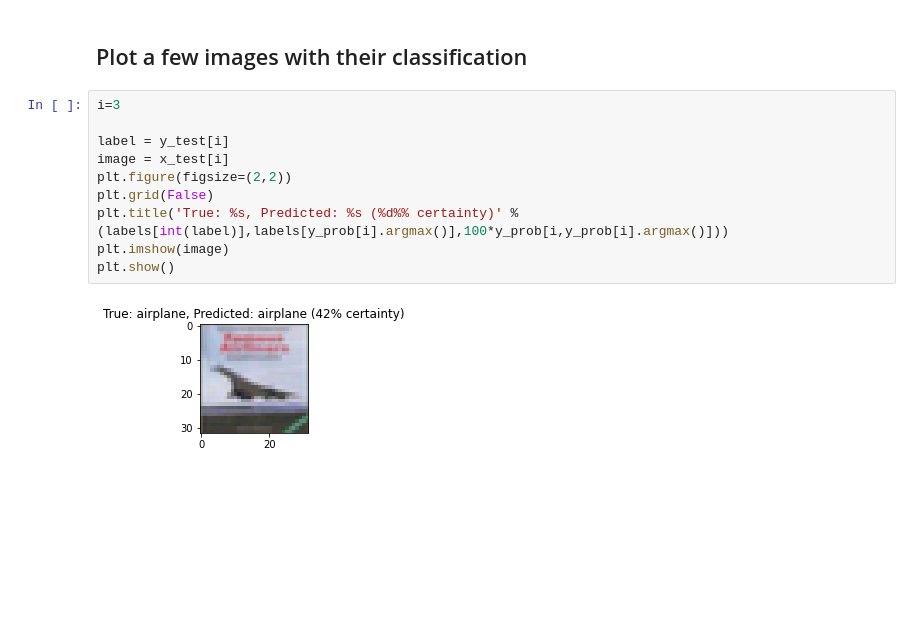
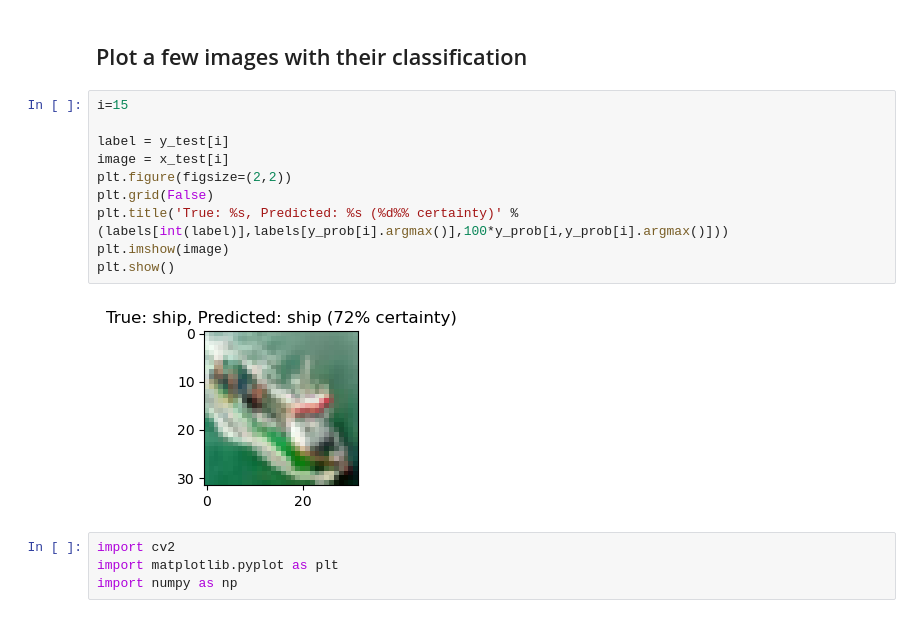
Before and after one commit to ctorney/LSC-notebooks, a Jupyter notebook: week5/deep_net.ipynb, the cells around one changed output. Cells and saved outputs as stored; diff of their text form; blank space fills up the shorter version.

```diff
--- a/week5/deep_net.ipynb
+++ b/week5/deep_net.ipynb
@@ -114,14 +112,18 @@ test accuracy:  0.4971
 # %% [markdown]
 ## Plot a few images with their classification
 # %%
-i=3
+i=15
 
 label = y_test[i]
 image = x_test[i]
 plt.figure(figsize=(2,2))
 plt.grid(False)
 plt.title('True: %s, Predicted: %s (%d%% certainty)' % (labels[int(label)],labels[y_prob[i].argmax()],100*y_prob[i,y_prob[i].argmax()]))
 plt.imshow(image)
 plt.show()
 # %% [output]
-[figure, old version]
+[figure, new version]
+# %%
+import cv2
+import matplotlib.pyplot as plt
+import numpy as np
```
Also changed, not shown: parts of 25 cells of this notebook.
